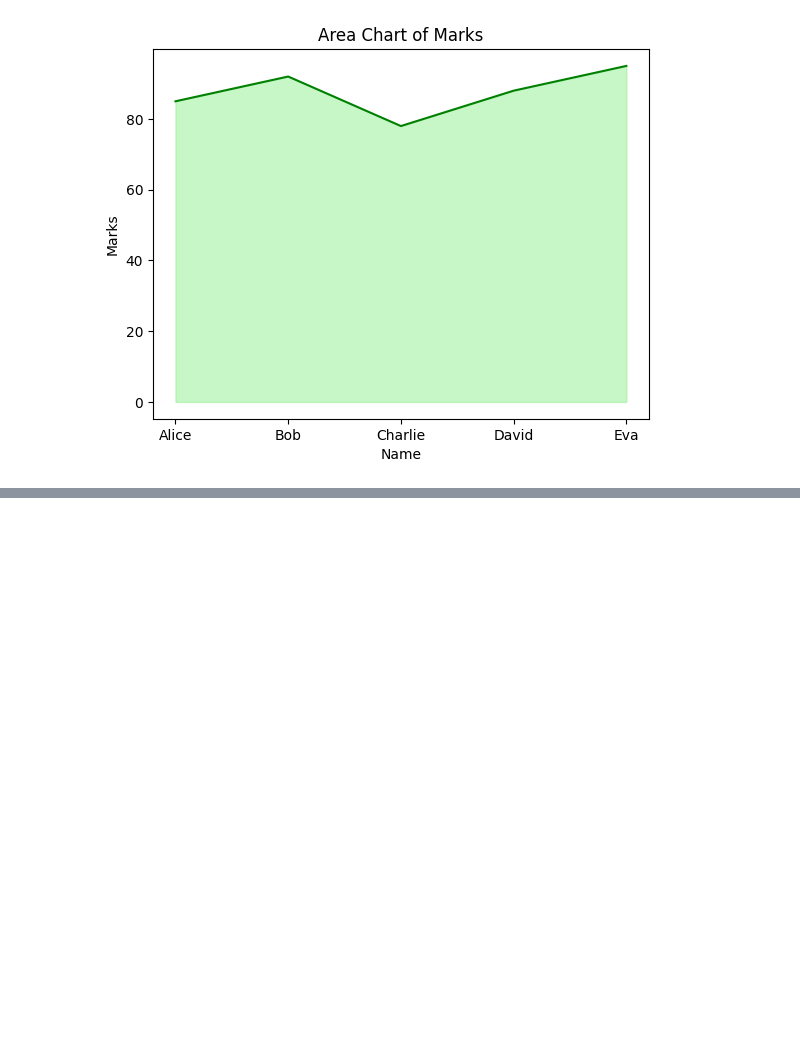
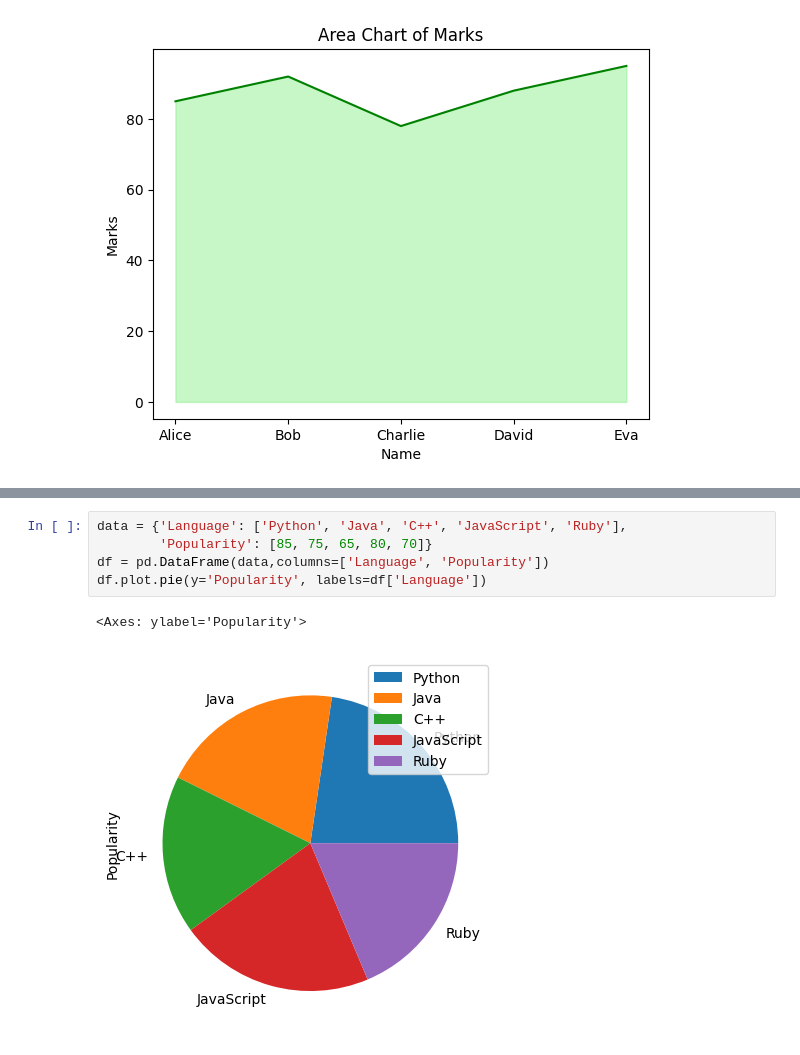
Before and after one commit to ilihas786/Python, a Jupyter notebook: Matplotlib.ipynb, the cells around one changed output, grey strips where cells are left out. Cells and saved outputs as stored; diff of their text form; blank space fills up the shorter version.

```diff
--- a/Matplotlib.ipynb
+++ b/Matplotlib.ipynb
@@ -79,0 +125,8 @@ plt.show()
+# %%
+data = {'Language': ['Python', 'Java', 'C++', 'JavaScript', 'Ruby'],
+        'Popularity': [85, 75, 65, 80, 70]}
+df = pd.DataFrame(data,columns=['Language', 'Popularity'])
+df.plot.pie(y='Popularity', labels=df['Language'])
+# %% [output]
+<Axes: ylabel='Popularity'>
+[figure, added]
```
Also changed, not shown: parts of 6 cells of this notebook, 1 other file.
